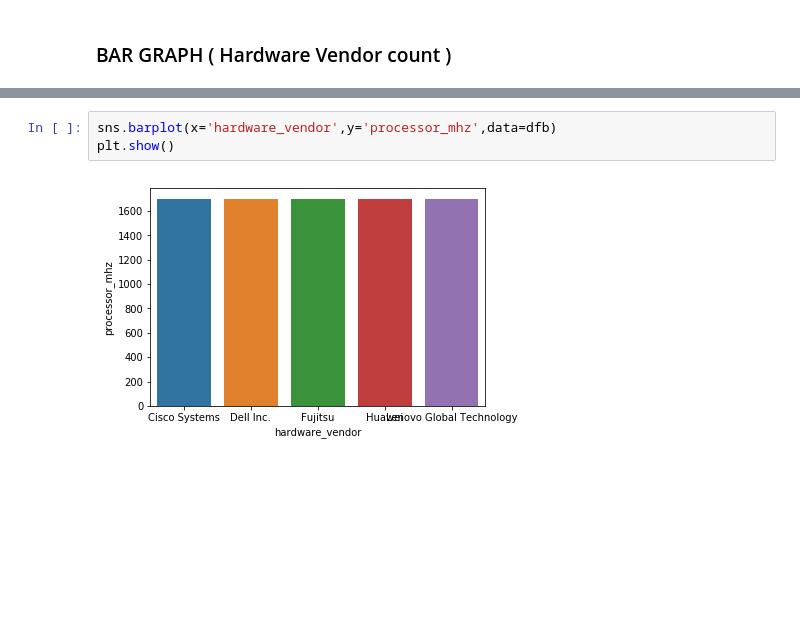
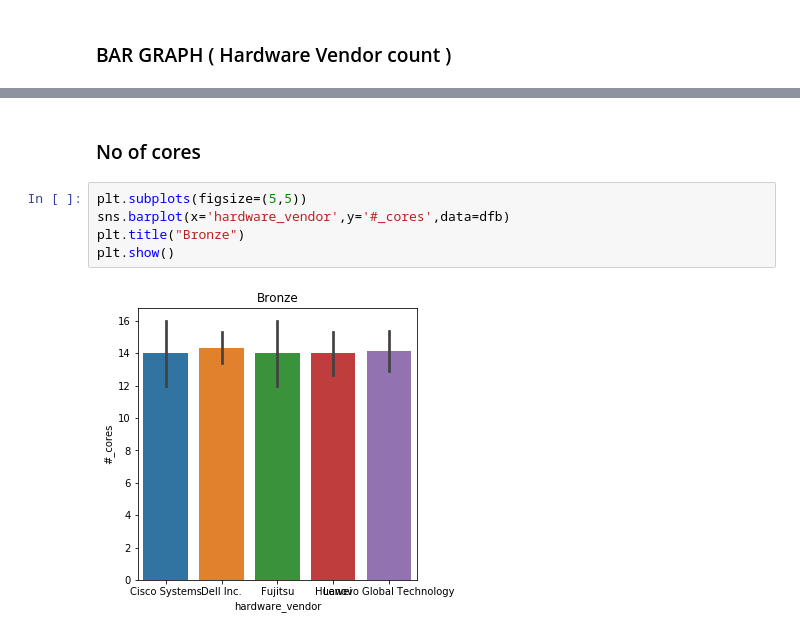
Before and after one commit to shikher7/Learning_on_Processor_Data, a Jupyter notebook: processor_analytics.ipynb, the cells around one changed output, grey strips where cells are left out. Saved outputs shown, nothing was run; the diff lists cells and outputs as text; blank space fills up the shorter version.

```diff
--- a/processor_analytics.ipynb
+++ b/processor_analytics.ipynb
@@ -414,5 +426,9 @@ plt.show()
+# %% [markdown]
+### No of cores
 # %%
-sns.barplot(x='hardware_vendor',y='processor_mhz',data=dfb)
+plt.subplots(figsize=(5,5))
+sns.barplot(x='hardware_vendor',y='#_cores',data=dfb)
+plt.title("Bronze")
 plt.show()
 # %% [output]
-[figure, old version]
+[figure, new version]
```
Also changed, not shown: parts of 22 cells of this notebook.
